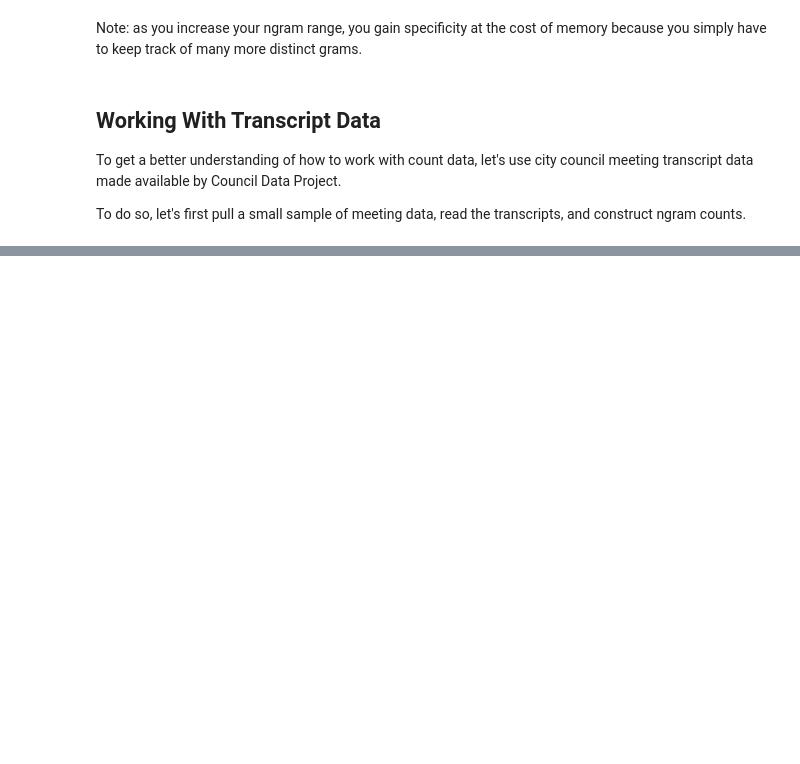
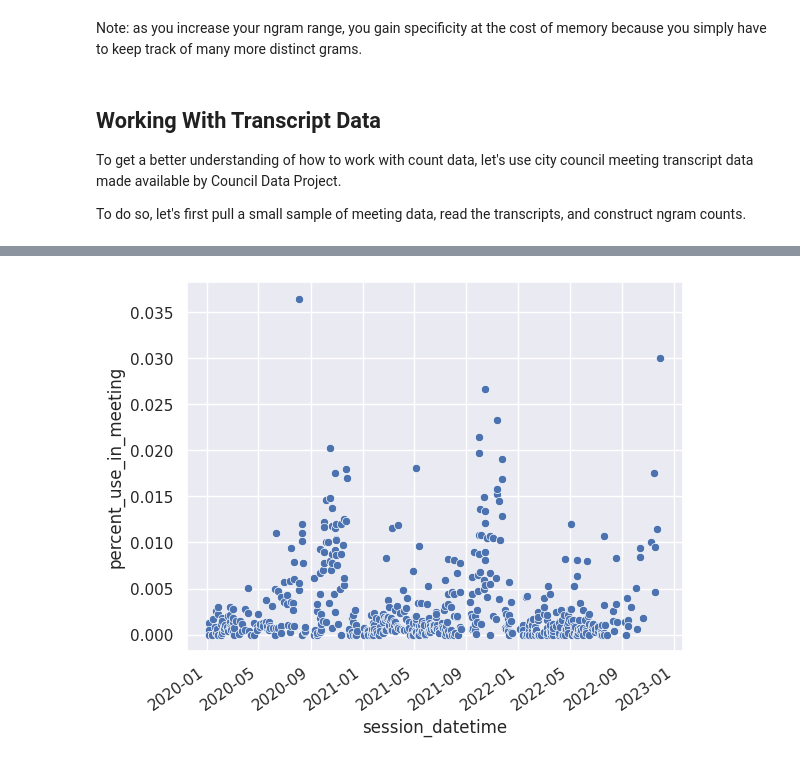
Before and after one commit to PugetSoundClinic-PIT/ml-for-pit, a Jupyter notebook: content/03/lecture.ipynb, the cells around one changed output, grey strips where cells are left out. Drawn from its saved outputs; the diff is of its cells as text; code cells hidden in the pictures; blank space fills up the shorter version.

```diff
--- a/content/03/lecture.ipynb
+++ b/content/03/lecture.ipynb
@@ -250,0 +305,8 @@ _ = plt.xticks(rotation=35, ha="right")
+# %%
+meeting_counts["percent_use_in_meeting"] = (
+    # take the current word count
+    meeting_counts["word_count"]
+    # and divide by the total count of words in it's matching session
+    / meeting_counts.groupby("session_id")["word_count"].transform("sum")
+)
+meeting_counts.sample(5)
@@ -250,0 +320,13 @@ _ = plt.xticks(rotation=35, ha="right")
+# %%
+# Select the word we are interested in
+budget_counts = meeting_counts[meeting_counts["word_"] == "budget"]
+
+# Plot the responses for different events and regions
+sns.scatterplot(
+    x="session_datetime",
+    y="percent_use_in_meeting",
+    data=budget_counts,
+)
+_ = plt.xticks(rotation=35, ha="right")
+# %% [output]
+[figure, added]
```
Also changed, not shown: parts of 58 cells of this notebook.
